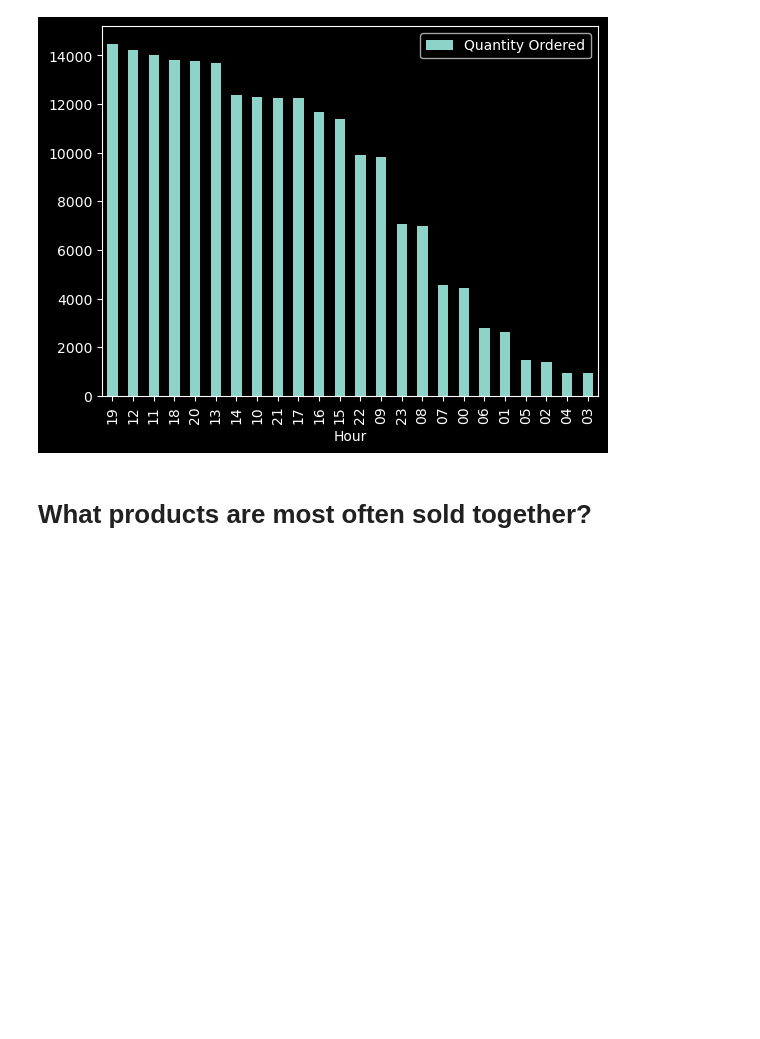
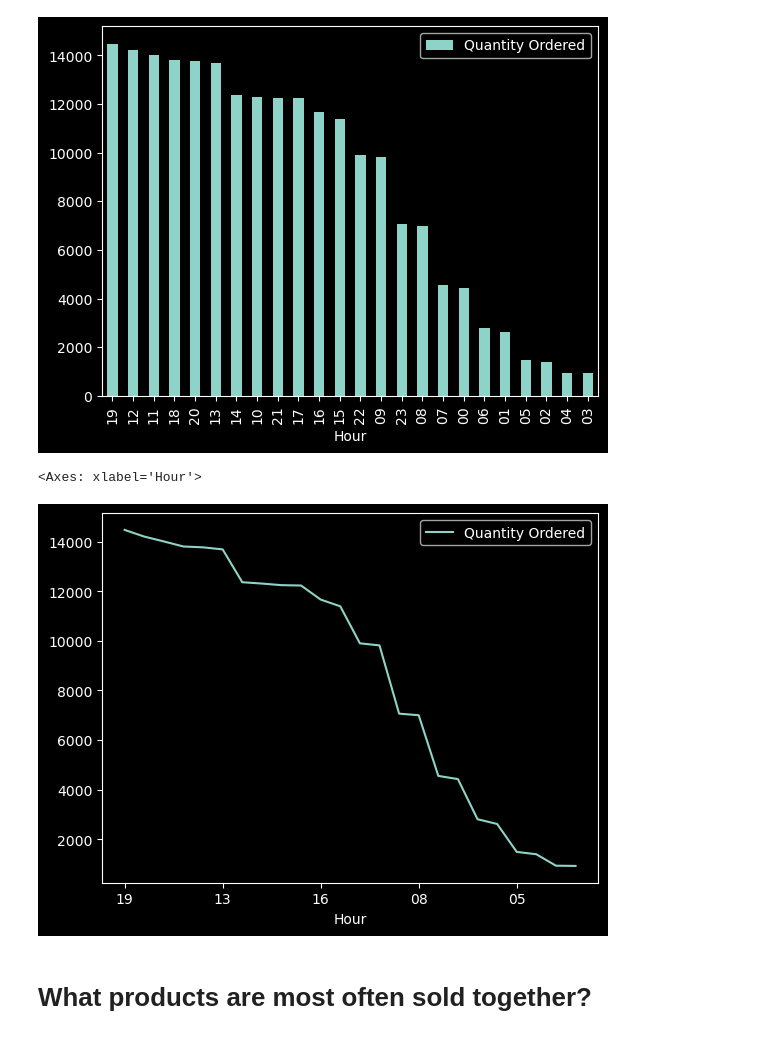
Before and after one commit to demola234/study_insight_case_study, a Jupyter notebook: class_project.ipynb, the cells around one changed output. Cells and saved outputs as stored; diff of their text form; code cells hidden in the pictures; blank space fills up the shorter version.

```diff
--- a/class_project.ipynb
+++ b/class_project.ipynb
@@ -320,6 +330,11 @@ hourWithHighestSales.plot(x='Hour', y='Quantity Ordered', kind='bar')
 # %% [output]
 <Axes: xlabel='Hour'>
 [figure]
+# %%
+hourWithHighestSales.plot(x='Hour', y='Quantity Ordered', kind='line')
+# %% [output]
+<Axes: xlabel='Hour'>
+[figure, added]
 # %% [markdown]
 # What products are most often sold together?
 # %%
```
Also changed, not shown: parts of 4 cells of this notebook.
